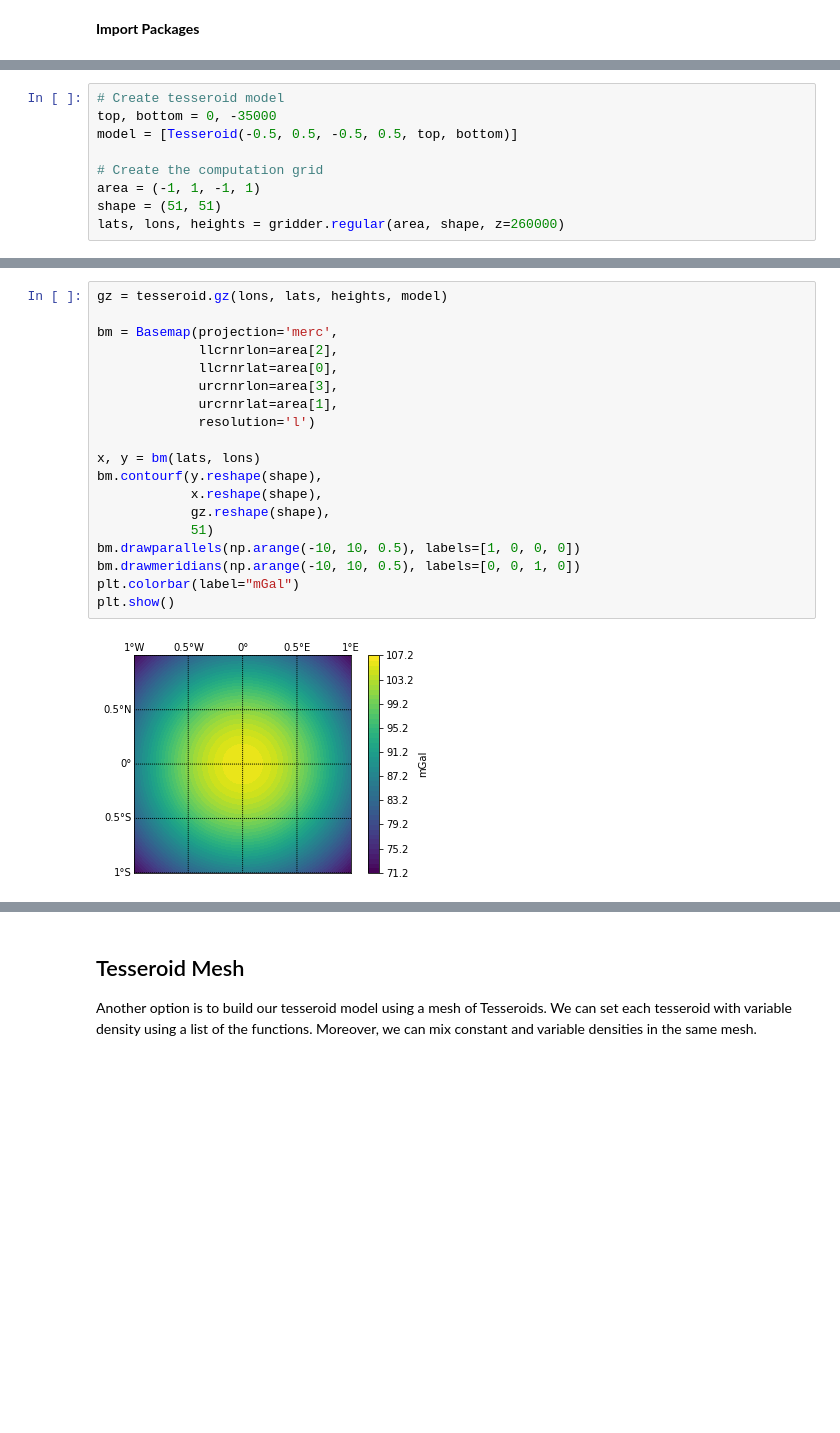
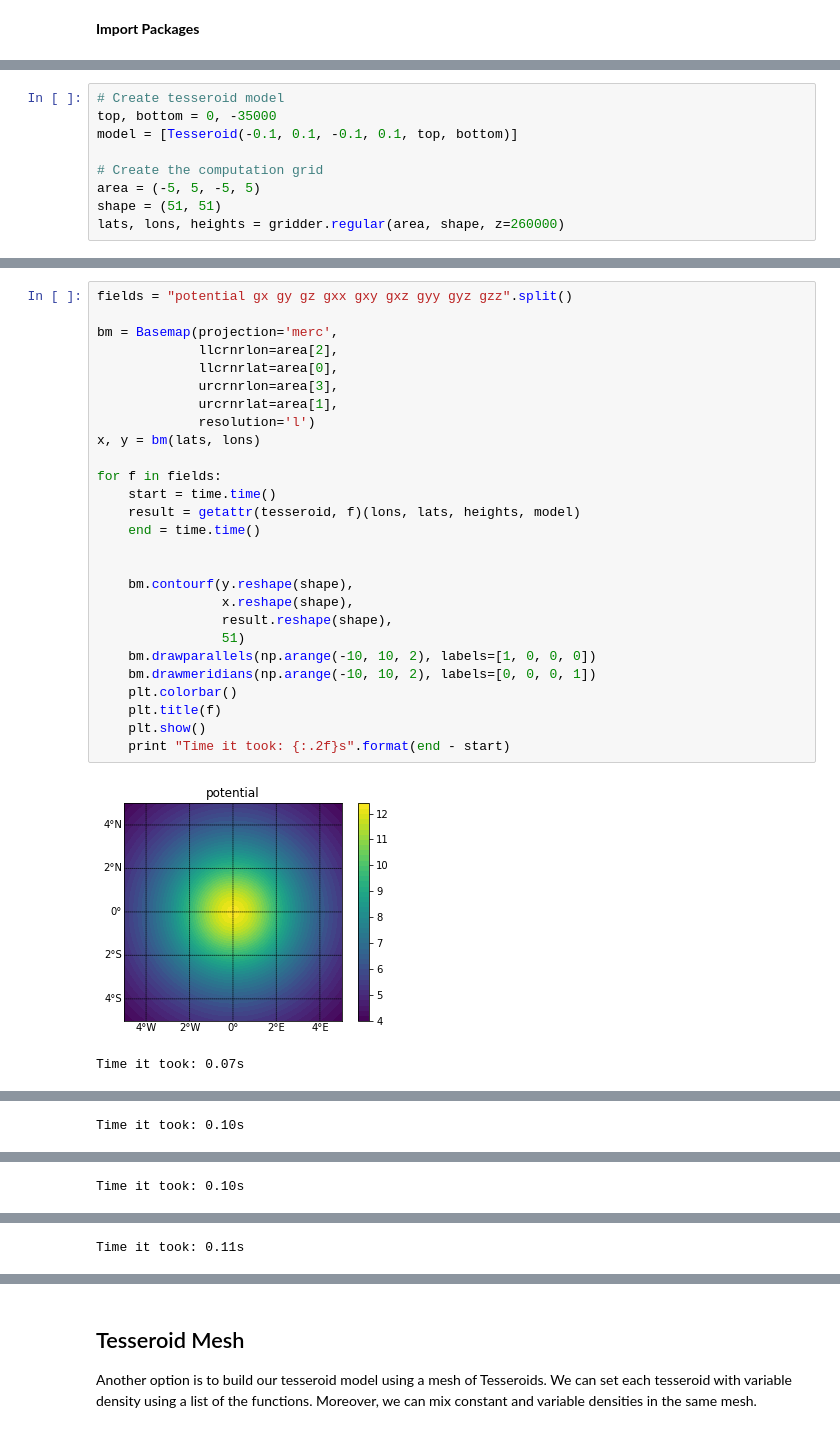
Before and after one commit to pinga-lab/tesseroid-variable-density, a Jupyter notebook: code/01-simple-example.ipynb, the cells around one changed output, grey strips where cells are left out. Drawn from its saved outputs; the diff is of its cells as text; blank space fills up the shorter version.

```diff
--- a/code/01-simple-example.ipynb
+++ b/code/01-simple-example.ipynb
@@ -20,9 +22,9 @@ from mpl_toolkits.basemap import Basemap
 # %%
 # Create tesseroid model
 top, bottom = 0, -35000
-model = [Tesseroid(-0.5, 0.5, -0.5, 0.5, top, bottom)]
+model = [Tesseroid(-0.1, 0.1, -0.1, 0.1, top, bottom)]
 
 # Create the computation grid
-area = (-1, 1, -1, 1)
+area = (-5, 5, -5, 5)
 shape = (51, 51)
 lats, lons, heights = gridder.regular(area, shape, z=260000)
@@ -71,21 +71,30 @@ plt.show()
 # %%
-gz = tesseroid.gz(lons, lats, heights, model)
+fields = "potential gx gy gz gxx gxy gxz gyy gyz gzz".split()
 
 bm = Basemap(projection='merc',
              llcrnrlon=area[2],
              llcrnrlat=area[0],
              urcrnrlon=area[3],
              urcrnrlat=area[1],
              resolution='l')
+x, y = bm(lats, lons)
 
-x, y = bm(lats, lons)
-bm.contourf(y.reshape(shape),
-            x.reshape(shape),
-            gz.reshape(shape),
-            51)
-bm.drawparallels(np.arange(-10, 10, 0.5), labels=[1, 0, 0, 0])
-bm.drawmeridians(np.arange(-10, 10, 0.5), labels=[0, 0, 1, 0])
-plt.colorbar(label="mGal")
-plt.show()
+for f in fields:
+    start = time.time()
+    result = getattr(tesseroid, f)(lons, lats, heights, model)
+    end = time.time()
+
+
+    bm.contourf(y.reshape(shape),
+                x.reshape(shape),
+                result.reshape(shape),
+                51)
+    bm.drawparallels(np.arange(-10, 10, 2), labels=[1, 0, 0, 0])
+    bm.drawmeridians(np.arange(-10, 10, 2), labels=[0, 0, 0, 1])
+    plt.colorbar()
+    plt.title(f)
+    plt.show()
+    print "Time it took: {:.2f}s".format(end - start)
 # %% [output]
-[figure, old version]
+[figure, new version]
+Time it took: 0.07s
@@ -91,0 +102 @@ plt.show()
+Time it took: 0.10s
@@ -91,0 +104 @@ plt.show()
+Time it took: 0.10s
@@ -91,0 +106 @@ plt.show()
+Time it took: 0.11s
```
Also changed, not shown: parts of 27 cells of this notebook, 1 other file.
